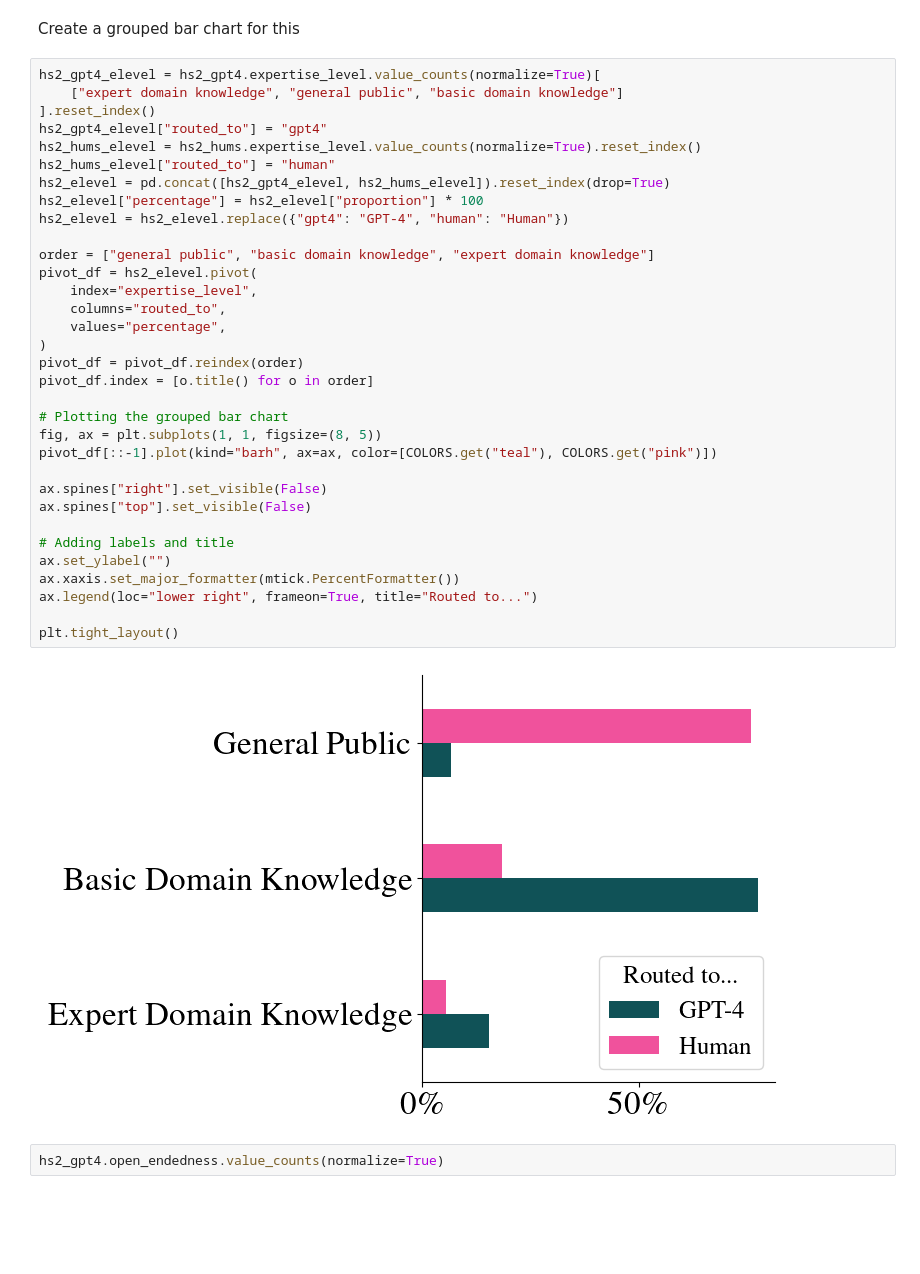
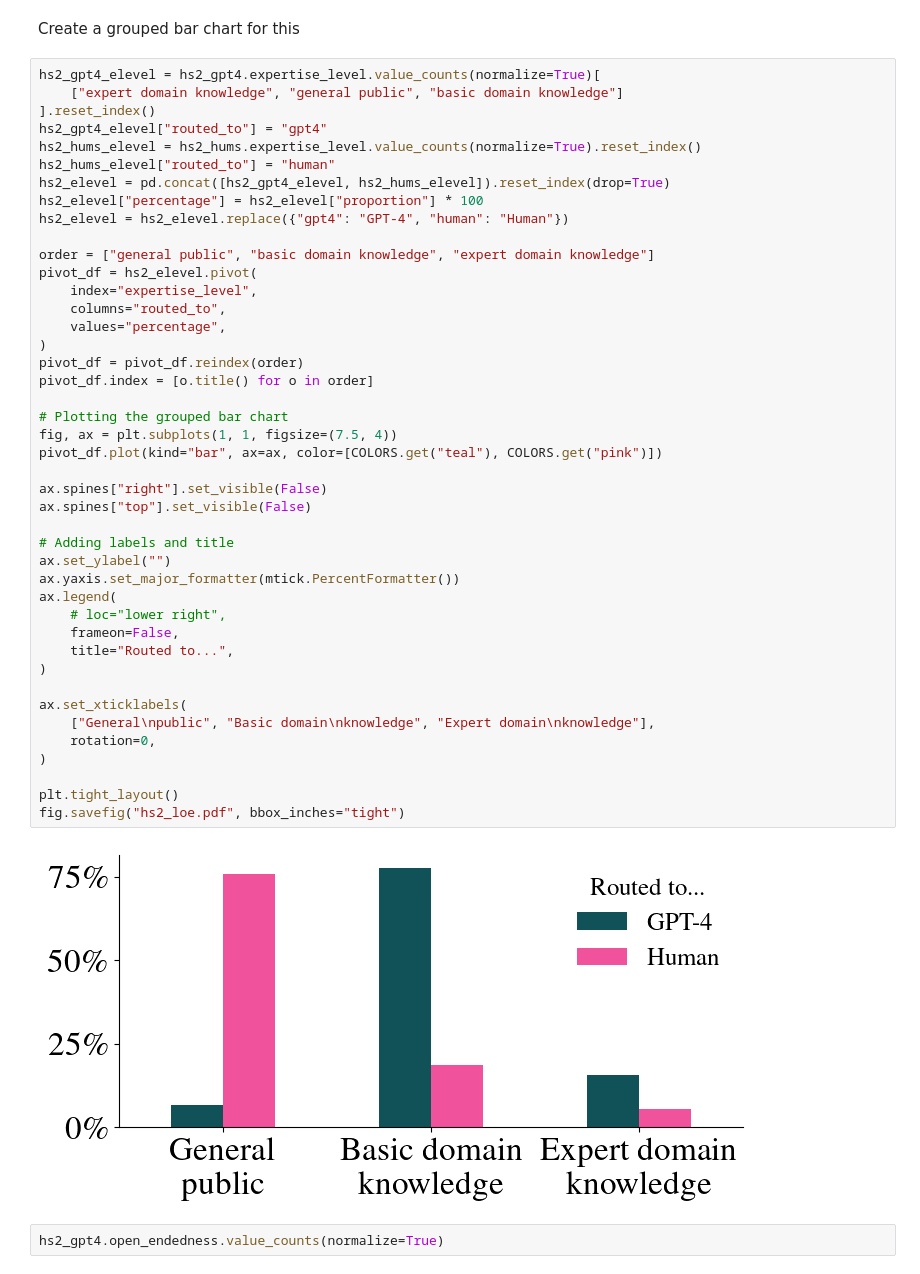
Before and after one commit to allenai/hybrid-preferences, a Jupyter notebook: notebooks/2024-10-01-hs2-analysis/2024-10-01-hs2-analysis.ipynb, the cells around one changed output. Cells and saved outputs as stored; diff of their text form; blank space fills up the shorter version.

```diff
--- a/notebooks/2024-10-01-hs2-analysis/2024-10-01-hs2-analysis.ipynb
+++ b/notebooks/2024-10-01-hs2-analysis/2024-10-01-hs2-analysis.ipynb
@@ -137,38 +133,48 @@ Create a grouped bar chart for this
 # %%
 hs2_gpt4_elevel = hs2_gpt4.expertise_level.value_counts(normalize=True)[
     ["expert domain knowledge", "general public", "basic domain knowledge"]
 ].reset_index()
 hs2_gpt4_elevel["routed_to"] = "gpt4"
 hs2_hums_elevel = hs2_hums.expertise_level.value_counts(normalize=True).reset_index()
 hs2_hums_elevel["routed_to"] = "human"
 hs2_elevel = pd.concat([hs2_gpt4_elevel, hs2_hums_elevel]).reset_index(drop=True)
 hs2_elevel["percentage"] = hs2_elevel["proportion"] * 100
 hs2_elevel = hs2_elevel.replace({"gpt4": "GPT-4", "human": "Human"})
 
 order = ["general public", "basic domain knowledge", "expert domain knowledge"]
 pivot_df = hs2_elevel.pivot(
     index="expertise_level",
     columns="routed_to",
     values="percentage",
 )
 pivot_df = pivot_df.reindex(order)
 pivot_df.index = [o.title() for o in order]
 
 # Plotting the grouped bar chart
-fig, ax = plt.subplots(1, 1, figsize=(8, 5))
-pivot_df[::-1].plot(kind="barh", ax=ax, color=[COLORS.get("teal"), COLORS.get("pink")])
+fig, ax = plt.subplots(1, 1, figsize=(7.5, 4))
+pivot_df.plot(kind="bar", ax=ax, color=[COLORS.get("teal"), COLORS.get("pink")])
 
 ax.spines["right"].set_visible(False)
 ax.spines["top"].set_visible(False)
 
 # Adding labels and title
 ax.set_ylabel("")
-ax.xaxis.set_major_formatter(mtick.PercentFormatter())
-ax.legend(loc="lower right", frameon=True, title="Routed to...")
+ax.yaxis.set_major_formatter(mtick.PercentFormatter())
+ax.legend(
+    # loc="lower right",
+    frameon=False,
+    title="Routed to...",
+)
+
+ax.set_xticklabels(
+    ["General\npublic", "Basic domain\nknowledge", "Expert domain\nknowledge"],
+    rotation=0,
+)
 
 plt.tight_layout()
+fig.savefig("hs2_loe.pdf", bbox_inches="tight")
 # %% [output]
-[figure, old version]
+[figure, new version]
 # %%
 hs2_gpt4.open_endedness.value_counts(normalize=True)
 # %% [output]
```
Also changed, not shown: parts of 6 cells of this notebook.
